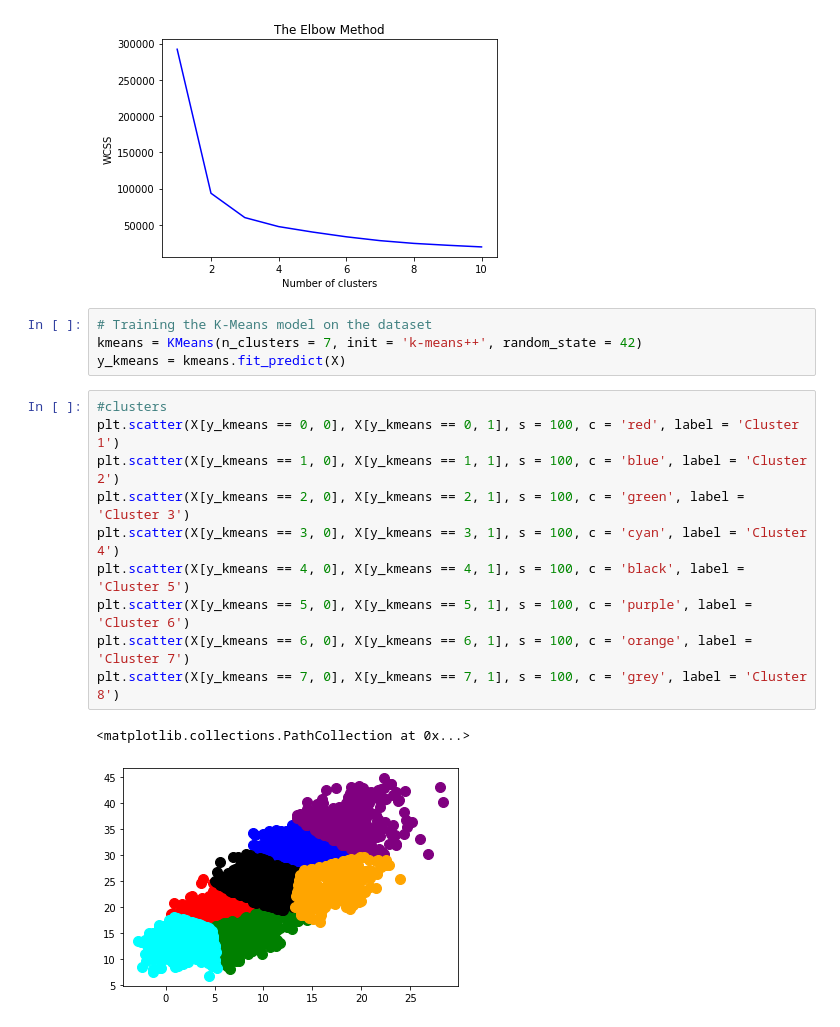
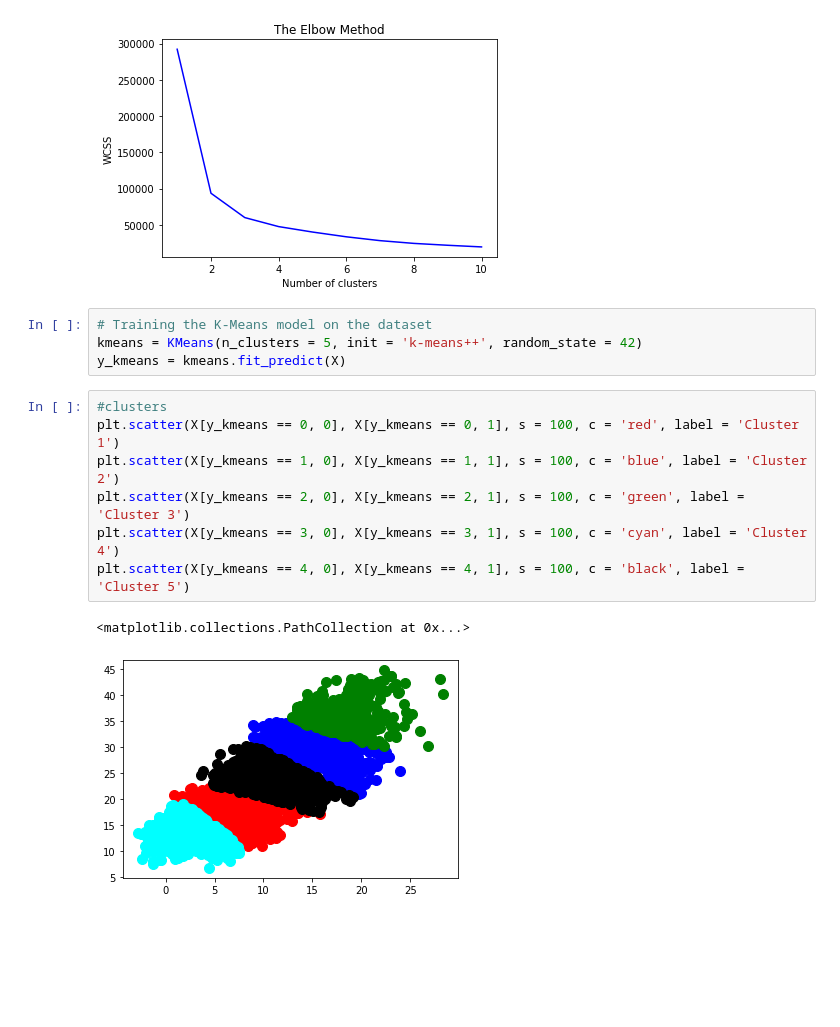
Before and after one commit to EngrAwaisIrshaad/ML-ASSESSMENT, a Jupyter notebook: Machine_Learning_Assessment(K_mean_Clustering).ipynb, the cells around one changed output. Cells and saved outputs as stored; diff of their text form; blank space fills up the shorter version.

```diff
--- a/Machine_Learning_Assessment(K_mean_Clustering).ipynb
+++ b/Machine_Learning_Assessment(K_mean_Clustering).ipynb
@@ -49,21 +49,18 @@ plt.show()
 [figure]
 # %%
 # Training the K-Means model on the dataset
-kmeans = KMeans(n_clusters = 7, init = 'k-means++', random_state = 42)
+kmeans = KMeans(n_clusters = 5, init = 'k-means++', random_state = 42)
 y_kmeans = kmeans.fit_predict(X)
 # %%
 #clusters
 plt.scatter(X[y_kmeans == 0, 0], X[y_kmeans == 0, 1], s = 100, c = 'red', label = 'Cluster 1')
 plt.scatter(X[y_kmeans == 1, 0], X[y_kmeans == 1, 1], s = 100, c = 'blue', label = 'Cluster 2')
 plt.scatter(X[y_kmeans == 2, 0], X[y_kmeans == 2, 1], s = 100, c = 'green', label = 'Cluster 3')
 plt.scatter(X[y_kmeans == 3, 0], X[y_kmeans == 3, 1], s = 100, c = 'cyan', label = 'Cluster 4')
 plt.scatter(X[y_kmeans == 4, 0], X[y_kmeans == 4, 1], s = 100, c = 'black', label = 'Cluster 5')
-plt.scatter(X[y_kmeans == 5, 0], X[y_kmeans == 5, 1], s = 100, c = 'purple', label = 'Cluster 6')
-plt.scatter(X[y_kmeans == 6, 0], X[y_kmeans == 6, 1], s = 100, c = 'orange', label = 'Cluster 7')
-plt.scatter(X[y_kmeans == 7, 0], X[y_kmeans == 7, 1], s = 100, c = 'grey', label = 'Cluster 8')
 # %% [output]
 <matplotlib.collections.PathCollection at 0x...>
-[figure, old version]
+[figure, new version]
 # %%
 #plotting of the clusters
 plt.scatter(kmeans.cluster_centers_[:, 0], kmeans.cluster_centers_[:, 1], s = 300, c = 'yellow', label = 'Centroids')
```
Also changed, not shown: parts of 1 cell of this notebook.
